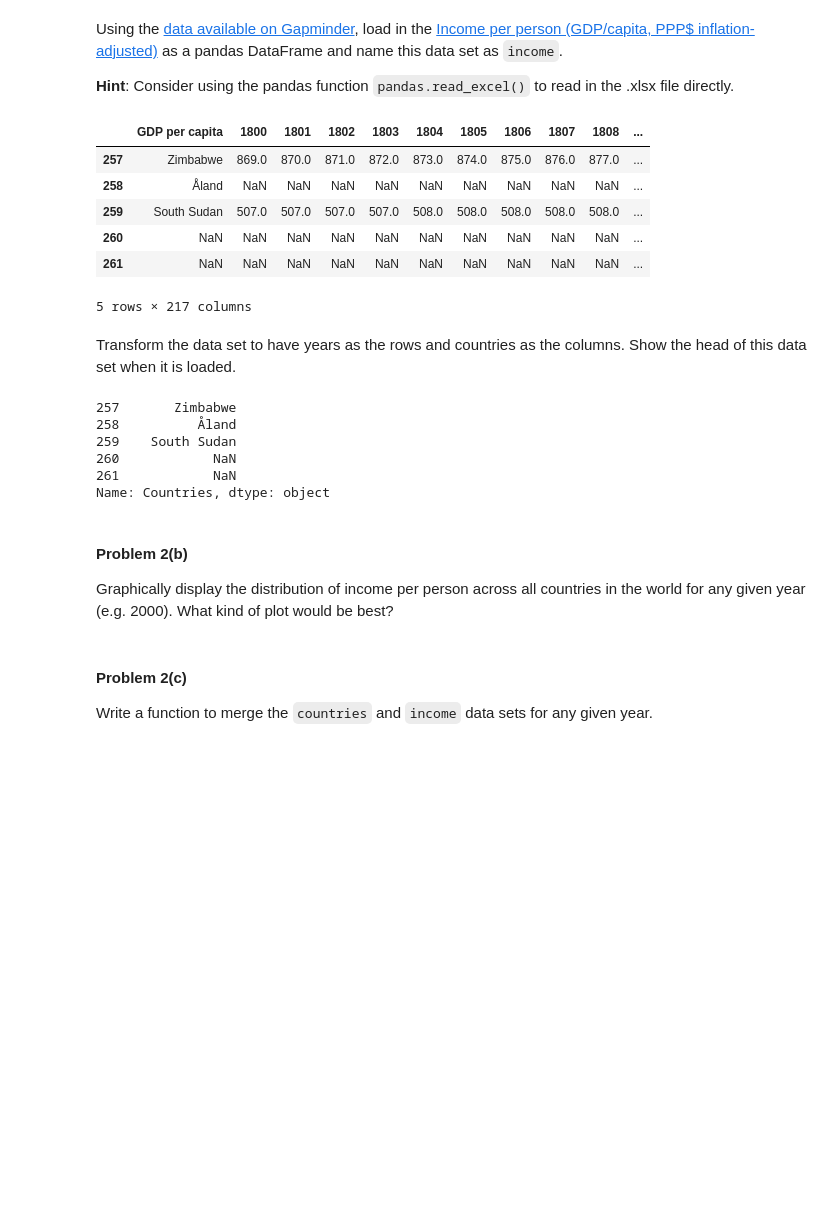
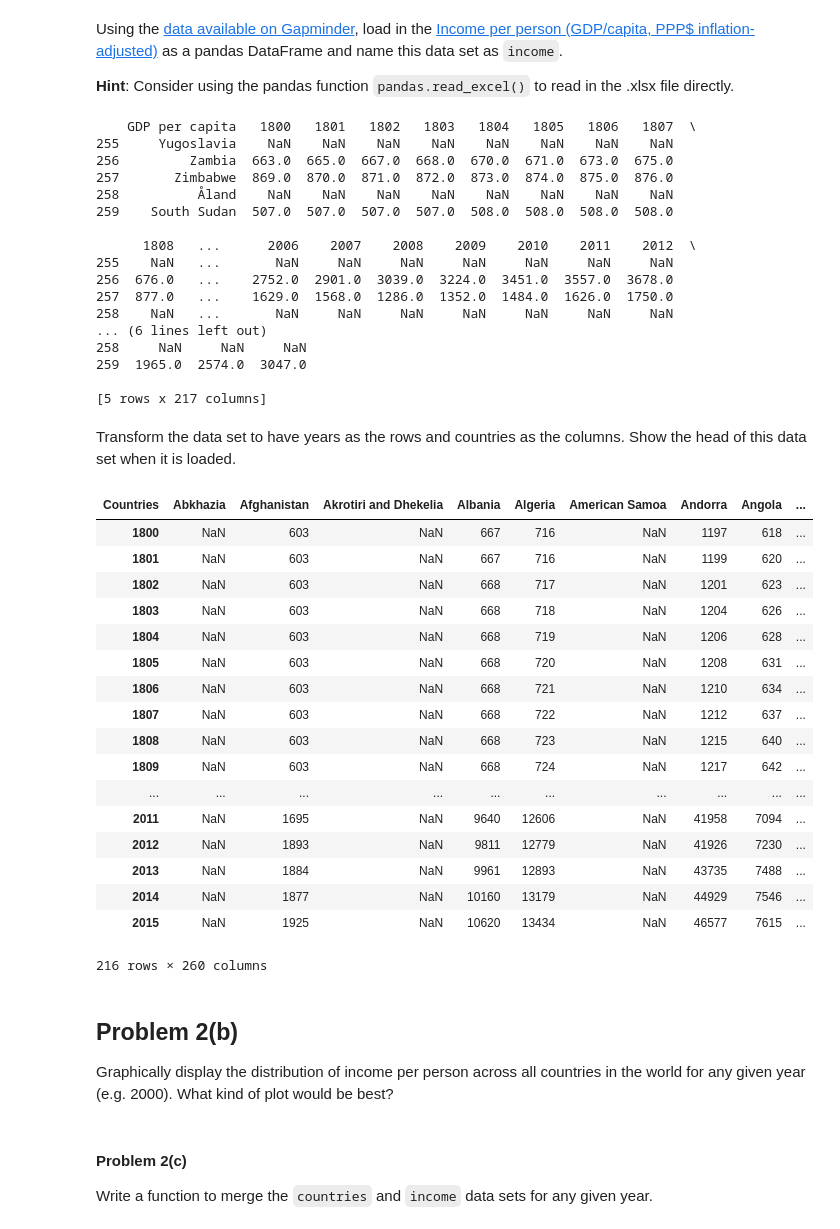
Before and after one commit to buzyjess/ML_CS109, a Jupyter notebook: HW1.ipynb, the cells around one changed output. Saved outputs shown, nothing was run; the diff lists cells and outputs as text; code cells hidden in the pictures; blank space fills up the shorter version.

```diff
--- a/HW1.ipynb
+++ b/HW1.ipynb
@@ -260,48 +260,79 @@ Using the [data available on Gapminder](http://www.gapminder.org/data/), load in
 file_dir = r"/home/shared/gitrepo/ML_CS109/HW1_data"
 
 income_pd = pd.read_excel(os.path.join(file_dir,"indicator gapminder gdp_per_capita_ppp.xlsx"))
-income_pd[income_pd["GDP per capita"]]
+
+#remove NaN from Countries
+income_pd=income_pd.drop(income_pd[income_pd["GDP per capita"].isnull()].index)
+#print(income_pd.tail())
+income_pd.head()
 # %% [output]
-|  | GDP per capita | 1800 | 1801 | 1802 | 1803 | 1804 | 1805 | 1806 | 1807 | 1808 | ... |
-| 257 | Zimbabwe | 869.0 | 870.0 | 871.0 | 872.0 | 873.0 | 874.0 | 875.0 | 876.0 | 877.0 | ... |
-| 258 | Åland | NaN | NaN | NaN | NaN | NaN | NaN | NaN | NaN | NaN | ... |
-| 259 | South Sudan | 507.0 | 507.0 | 507.0 | 507.0 | 508.0 | 508.0 | 508.0 | 508.0 | 508.0 | ... |
-| 260 | NaN | NaN | NaN | NaN | NaN | NaN | NaN | NaN | NaN | NaN | ... |
-| 261 | NaN | NaN | NaN | NaN | NaN | NaN | NaN | NaN | NaN | NaN | ... |
-5 rows × 217 columns
+    GDP per capita   1800   1801   1802   1803   1804   1805   1806   1807  \
+255     Yugoslavia    NaN    NaN    NaN    NaN    NaN    NaN    NaN    NaN
+256         Zambia  663.0  665.0  667.0  668.0  670.0  671.0  673.0  675.0
+257       Zimbabwe  869.0  870.0  871.0  872.0  873.0  874.0  875.0  876.0
+258          Åland    NaN    NaN    NaN    NaN    NaN    NaN    NaN    NaN
+259    South Sudan  507.0  507.0  507.0  507.0  508.0  508.0  508.0  508.0
+
+      1808   ...      2006    2007    2008    2009    2010    2011    2012  \
+255    NaN   ...       NaN     NaN     NaN     NaN     NaN     NaN     NaN
+256  676.0   ...    2752.0  2901.0  3039.0  3224.0  3451.0  3557.0  3678.0
+257  877.0   ...    1629.0  1568.0  1286.0  1352.0  1484.0  1626.0  1750.0
+258    NaN   ...       NaN     NaN     NaN     NaN     NaN     NaN     NaN
+... (6 lines left out)
+258     NaN     NaN     NaN
+259  1965.0  2574.0  3047.0
+
+[5 rows x 217 columns]
 # %% [markdown]
 Transform the data set to have years as the rows and countries as the columns. Show the head of this data set when it is loaded.
 # %%
 import numpy as np
 income_pd_tr= income_pd.transpose()
 header = income_pd_tr.iloc[0]
 header.name="Countries"
+
+
+#header=header.drop(header[header.isnull()].index)
+#print(header[header.isnull()])
 #print(header.head())
-incomde_pd_tr2=income_pd_tr.iloc[1:]
-incomde_pd_tr2.head()
+
+income_pd_tr=income_pd_tr.iloc[1:]
+#income_pd_tr.shape
 
 rows = np.array(income_pd_tr.index)
-rows =  rows[1:]
+
+rows =  rows[0:]
+rows
 
 #print(header.head())
 #print(incomde_pd_tr2.head())
 #print(rows)
 
 
-incomde_pd_tr2.set_axis(0,rows)
-incomde_pd_tr2.set_axis(1,header)
-
-
-print(header.tail())
+income_pd_tr.set_axis(0,rows)
+income_pd_tr.set_axis(1,header)
+income_pd_tr.head()
 # %% [output]
+| Countries | Abkhazia | Afghanistan | Akrotiri and Dhekelia | Albania | Algeria | American Samoa | Andorra | Angola | ... |
+| 1800 | NaN | 603 | NaN | 667 | 716 | NaN | 1197 | 618 | ... |
+| 1801 | NaN | 603 | NaN | 667 | 716 | NaN | 1199 | 620 | ... |
+| 1802 | NaN | 603 | NaN | 668 | 717 | NaN | 1201 | 623 | ... |
+| 1803 | NaN | 603 | NaN | 668 | 718 | NaN | 1204 | 626 | ... |
+| 1804 | NaN | 603 | NaN | 668 | 719 | NaN | 1206 | 628 | ... |
+| 1805 | NaN | 603 | NaN | 668 | 720 | NaN | 1208 | 631 | ... |
+| 1806 | NaN | 603 | NaN | 668 | 721 | NaN | 1210 | 634 | ... |
+| 1807 | NaN | 603 | NaN | 668 | 722 | NaN | 1212 | 637 | ... |
+| 1808 | NaN | 603 | NaN | 668 | 723 | NaN | 1215 | 640 | ... |
+| 1809 | NaN | 603 | NaN | 668 | 724 | NaN | 1217 | 642 | ... |
+| ... | ... | ... | ... | ... | ... | ... | ... | ... | ... |
+| 2011 | NaN | 1695 | NaN | 9640 | 12606 | NaN | 41958 | 7094 | ... |
+| 2012 | NaN | 1893 | NaN | 9811 | 12779 | NaN | 41926 | 7230 | ... |
+| 2013 | NaN | 1884 | NaN | 9961 | 12893 | NaN | 43735 | 7488 | ... |
+| 2014 | NaN | 1877 | NaN | 10160 | 13179 | NaN | 44929 | 7546 | ... |
+| 2015 | NaN | 1925 | NaN | 10620 | 13434 | NaN | 46577 | 7615 | ... |
-257       Zimbabwe
-258          Åland
-259    South Sudan
-260            NaN
-261            NaN
-Name: Countries, dtype: object
+216 rows × 260 columns
 # %% [markdown]
-#### Problem 2(b)
+## Problem 2(b)
 
 Graphically display the distribution of income per person across all countries in the world for any given year (e.g. 2000).  What kind of plot would be best?
 # %%
```
